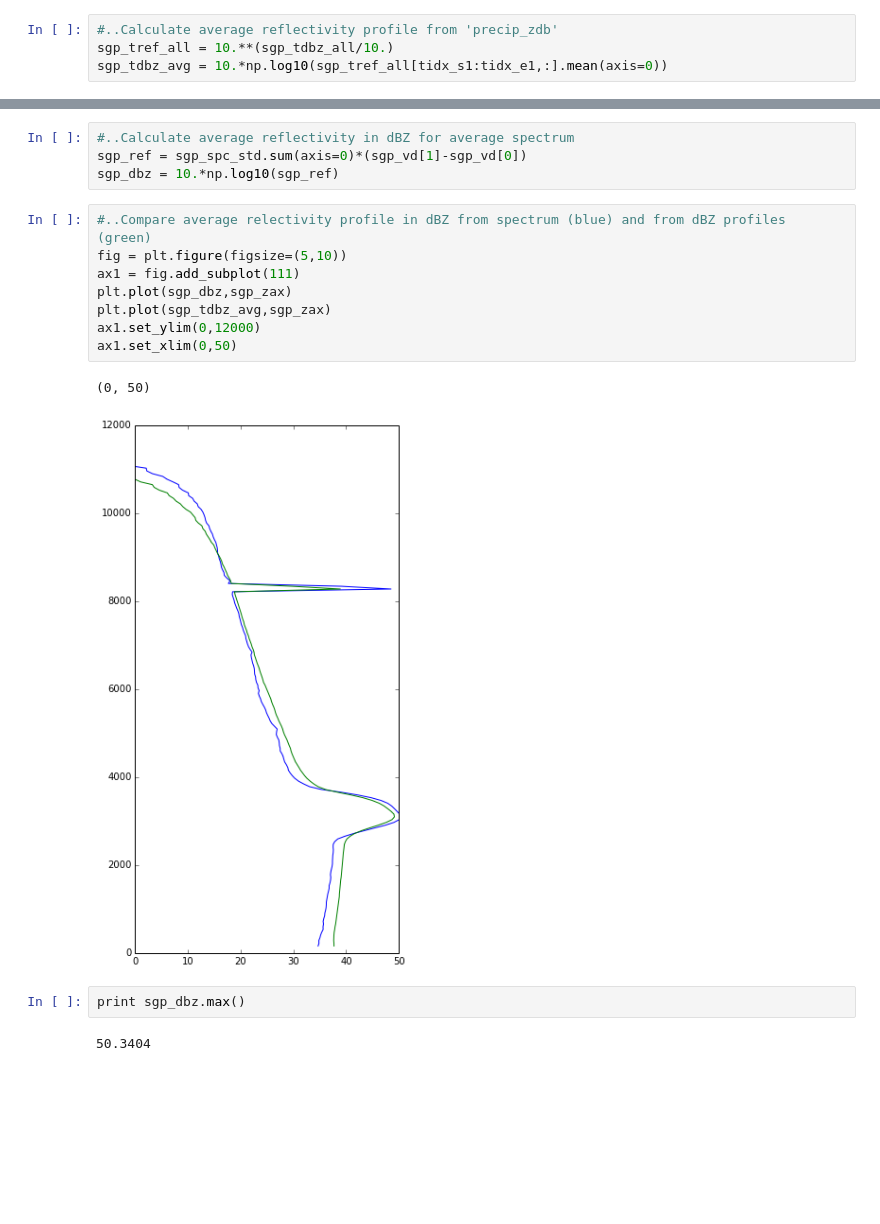
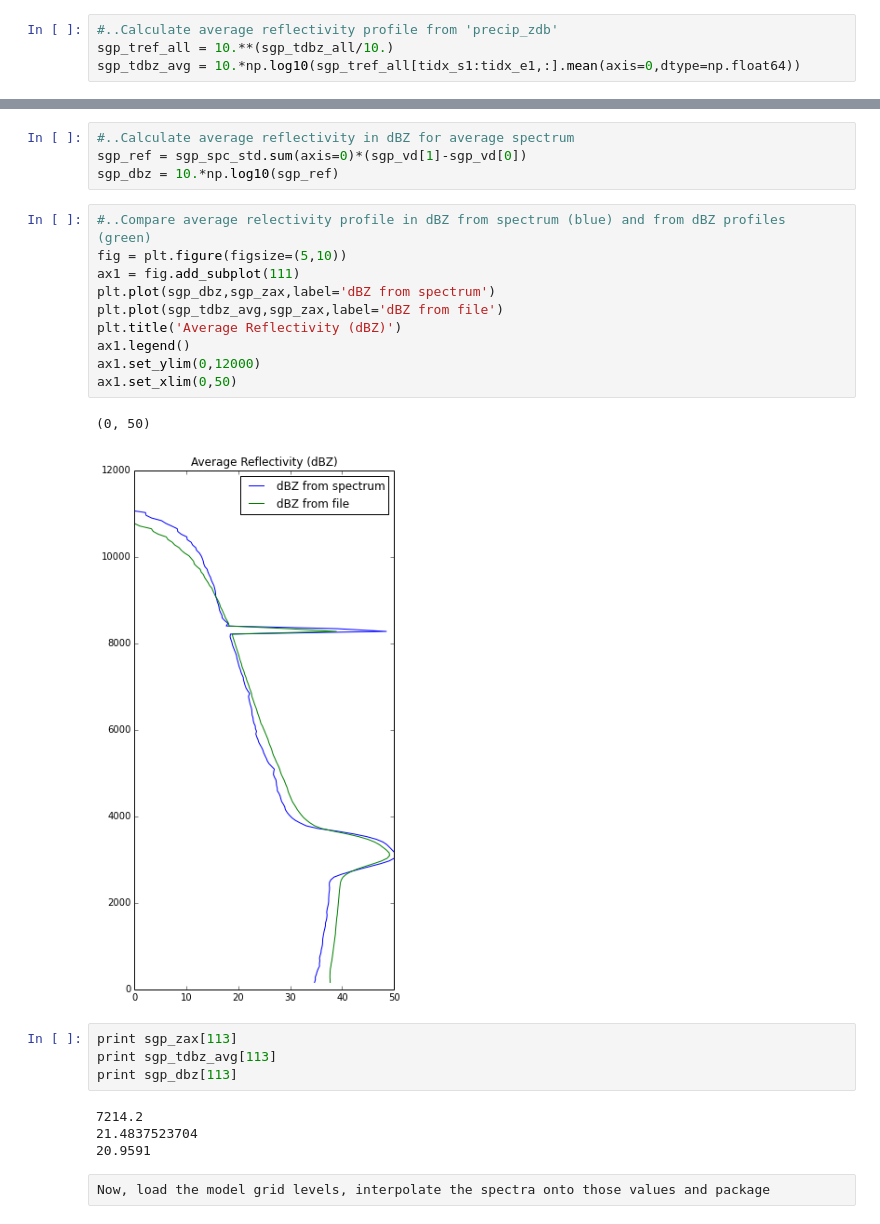
Before and after one commit to mvanlierwalq/IPy_NB_Public, a Jupyter notebook: test_doppler_spectra_2.ipynb, the cells around one changed output, grey strips where cells are left out. Cells and saved outputs as stored; diff of their text form; blank space fills up the shorter version.

```diff
--- a/test_doppler_spectra_2.ipynb
+++ b/test_doppler_spectra_2.ipynb
@@ -79,7 +79,7 @@ print sgp_tdbz_all.shape
 # %%
 #..Calculate average reflectivity profile from 'precip_zdb'
 sgp_tref_all = 10.**(sgp_tdbz_all/10.)
-sgp_tdbz_avg = 10.*np.log10(sgp_tref_all[tidx_s1:tidx_e1,:].mean(axis=0))
+sgp_tdbz_avg = 10.*np.log10(sgp_tref_all[tidx_s1:tidx_e1,:].mean(axis=0,dtype=np.float64))
 # %%
 #..Concatenate spectra
 sgp_spc_all = np.concatenate((spec_sgp,spec_sgp2),axis=2)
@@ -112,15 +112,23 @@ sgp_dbz = 10.*np.log10(sgp_ref)
 # %%
 #..Compare average relectivity profile in dBZ from spectrum (blue) and from dBZ profiles (green)
 fig = plt.figure(figsize=(5,10))
 ax1 = fig.add_subplot(111)
-plt.plot(sgp_dbz,sgp_zax)
-plt.plot(sgp_tdbz_avg,sgp_zax)
+plt.plot(sgp_dbz,sgp_zax,label='dBZ from spectrum')
+plt.plot(sgp_tdbz_avg,sgp_zax,label='dBZ from file')
+plt.title('Average Reflectivity (dBZ)')
+ax1.legend()
 ax1.set_ylim(0,12000)
 ax1.set_xlim(0,50)
 # %% [output]
 (0, 50)
-[figure, old version]
+[figure, new version]
-# %%
-print sgp_dbz.max()
-# %% [output]
-50.3404
+# %%
+print sgp_zax[113]
+print sgp_tdbz_avg[113]
+print sgp_dbz[113]
+# %% [output]
+7214.2
+21.4837523704
+20.9591
+# %% [raw]
+Now, load the model grid levels, interpolate the spectra onto those values and package
```
Also changed, not shown: parts of 8 cells of this notebook.
